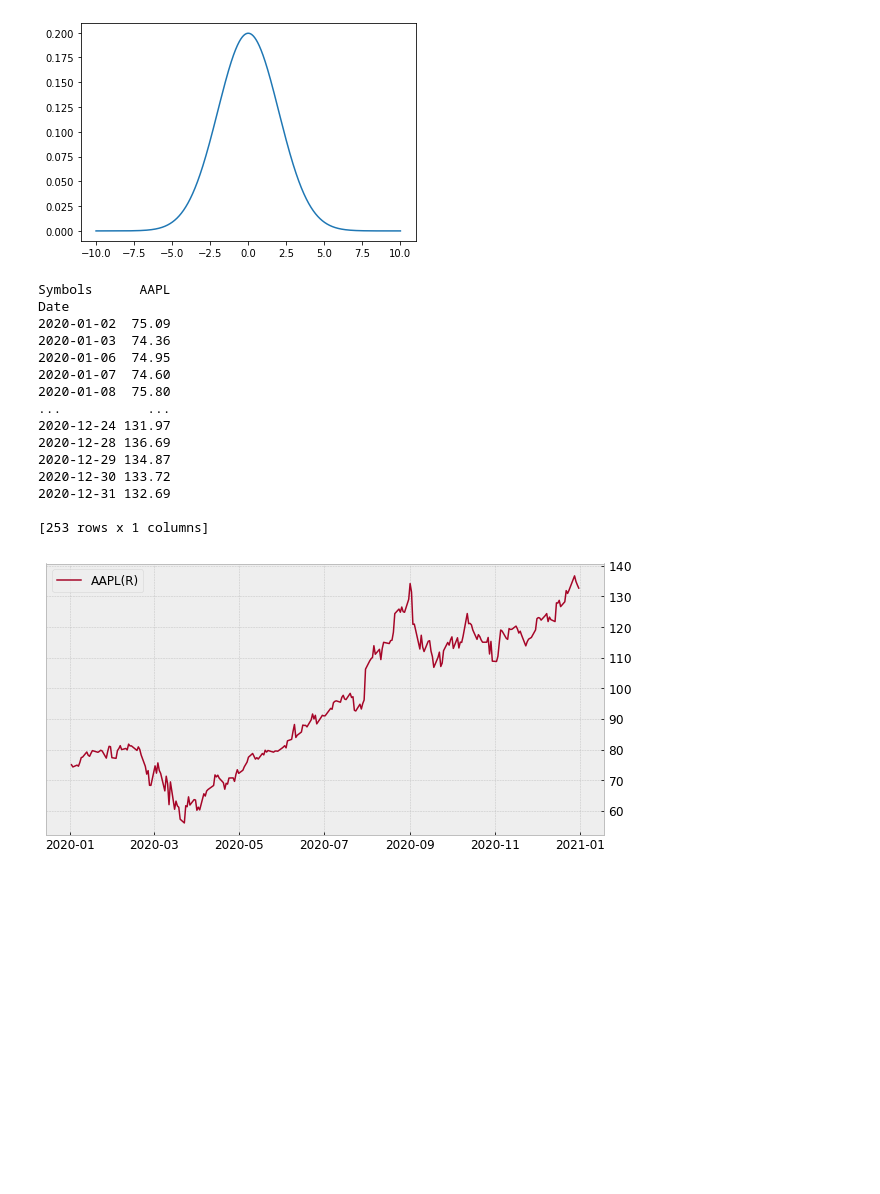
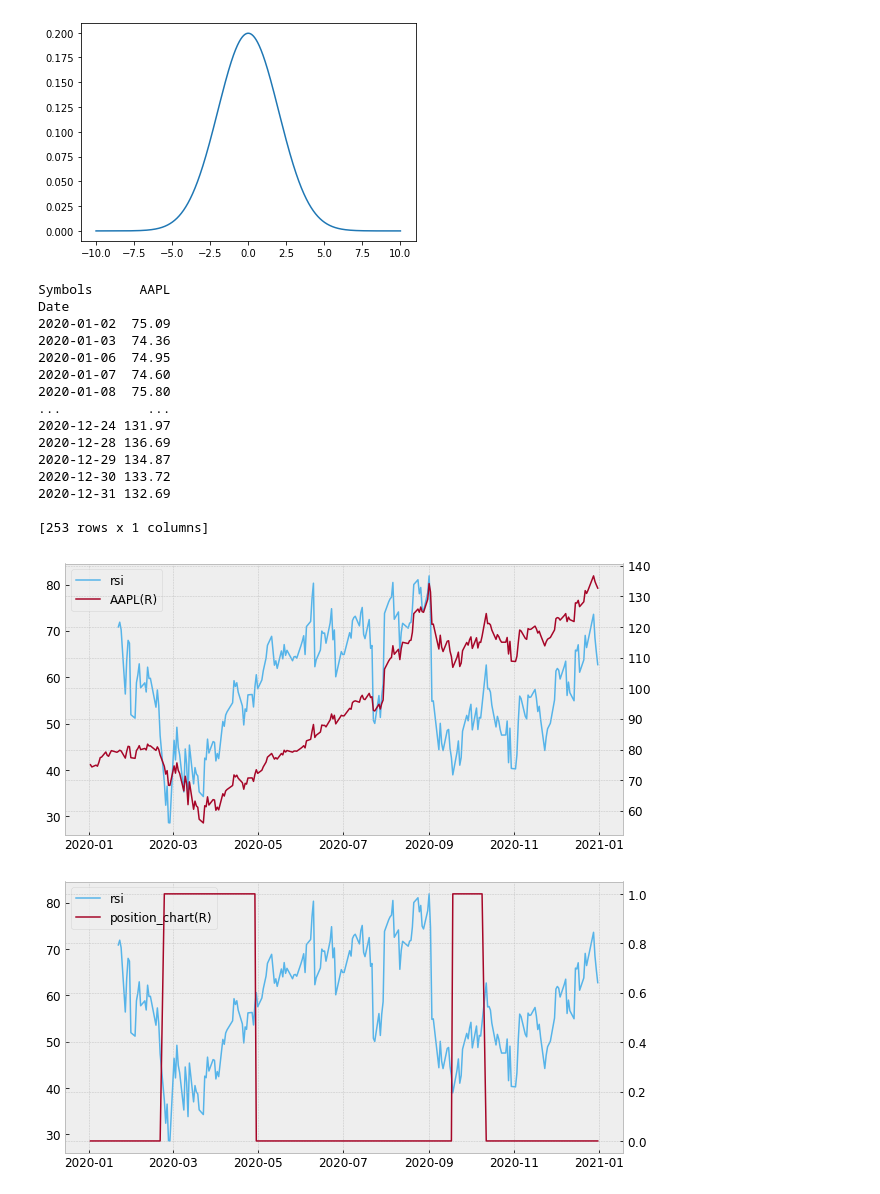
Before and after one commit to goodDev-junhyuk/Stock_Data, a Jupyter notebook: Python_Portfolio.ipynb, the cells around one changed output. Saved outputs shown, nothing was run; the diff lists cells and outputs as text; code cells hidden in the pictures; blank space fills up the shorter version.

```diff
--- a/Python_Portfolio.ipynb
+++ b/Python_Portfolio.ipynb
@@ -65,26 +65,39 @@ plt.show()
 # %% [output]
 [figure]
 # %%
+# finterstellar를 설치 한 후 라이브러리 임포트..!
 import finterstellar as fs
 
+# 2020년 1월1일부터 당해 12월 말까지의 주가불러오기.
 df = fs.get_price('AAPL', start_date = '2020-01-01', end_date = '2020-12-31')
 print(df)
 
-fs.draw_chart(df, right='AAPL')
+
+fs.rsi(df, w=14)
+fs.draw_chart(df, left='rsi', right='AAPL')
+
+fs.indicator_to_signal(df, factor='rsi', buy=40, sell=60)
+
+fs.position(df)
+fs.draw_chart(df, left='rsi', right='position_chart')
+
+fs.evaluate(df, cost=.001)
+fs.draw_chart(df, left='acc_rtn_dp', right='AAPL')
 # %% [output]
 Symbols      AAPL
 Date
 2020-01-02  75.09
 2020-01-03  74.36
 2020-01-06  74.95
 2020-01-07  74.60
 2020-01-08  75.80
 ...           ...
 2020-12-24 131.97
 2020-12-28 136.69
 2020-12-29 134.87
 2020-12-30 133.72
 2020-12-31 132.69
 
 [253 rows x 1 columns]
-[figure, old version]
+[figure, new version]
+[figure, added]
```
Also changed, not shown: parts of 1 cell of this notebook.
